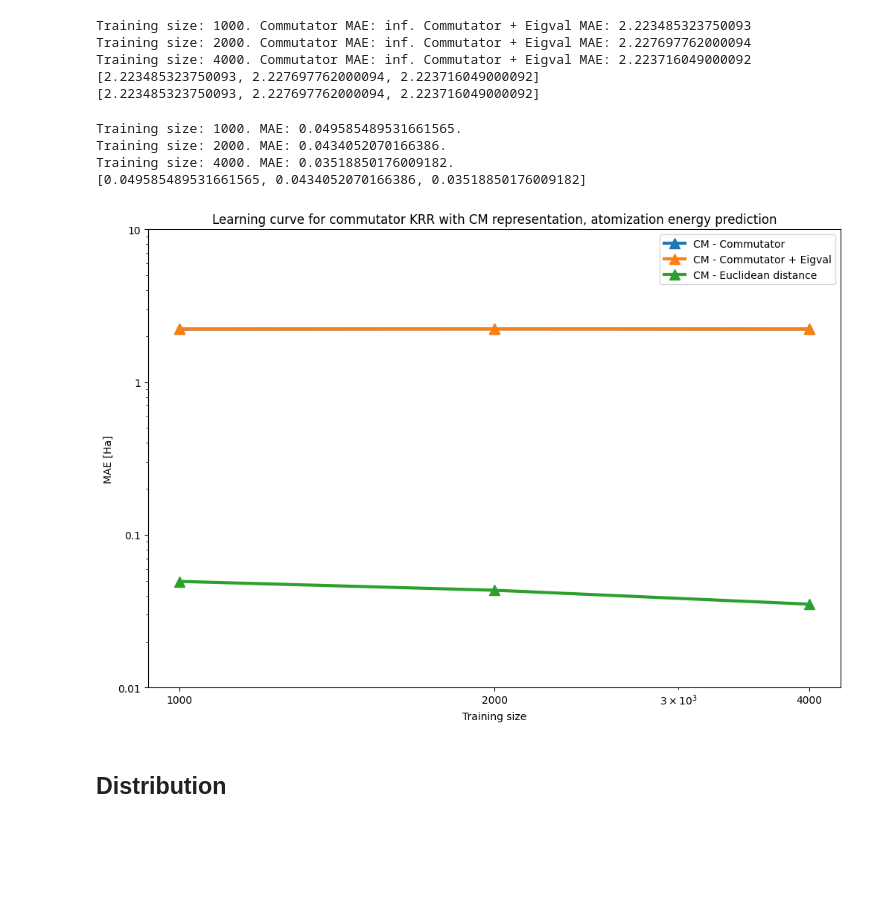
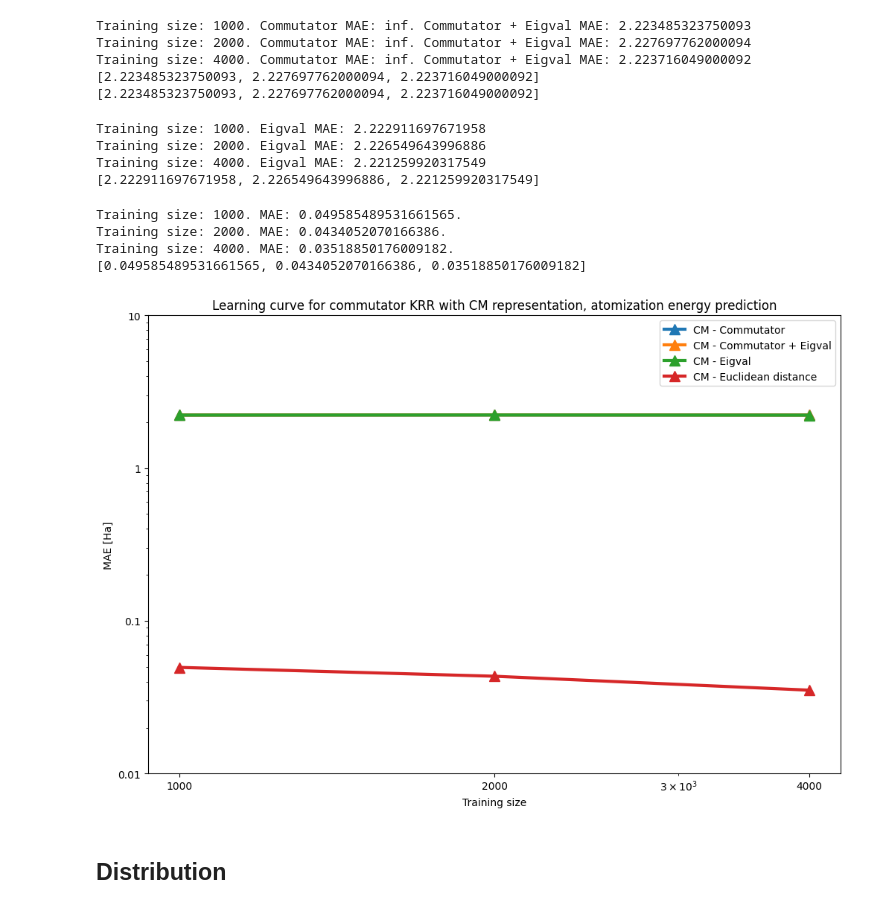
Before and after one commit to GabrielWu2004/Commutator_KRR, a Jupyter notebook: commutator_test.ipynb, the cells around one changed output. Saved outputs shown, nothing was run; the diff lists cells and outputs as text; code cells hidden in the pictures; blank space fills up the shorter version.

Commit message:
new learning curve

```diff
--- a/commutator_test.ipynb
+++ b/commutator_test.ipynb
@@ -227,6 +226,28 @@ Training size: 2000. Commutator MAE: inf. Commutator + Eigval MAE: 2.22769776200
 Training size: 4000. Commutator MAE: inf. Commutator + Eigval MAE: 2.223716049000092
 [2.223485323750093, 2.227697762000094, 2.223716049000092]
 [2.223485323750093, 2.227697762000094, 2.223716049000092]
+# %%
+X = cm
+y = energies.reshape(-1, 1)
+
+error3 = [] # eigenvalue norm only
+training_size = [i*1000 for i in [1, 2, 4]]
+
+best_params = {'lambda': 7.882813671669788e-12, 'length': 0.7310621690634572}
+
+for size in training_size:
+    X_train, X_test, y_train, y_test = train_test_split(X, y, test_size=1-size/5000, random_state=42)
+    pred = KRR_eig(X_train, y_train, X_test, best_params, kernel='rbf')
+    score = mean_absolute_error(pred.reshape(-1, 1), y_test)
+    error3.append(score)
+    print(f"Training size: {size}. Eigval MAE: {score}")
+
+print(error3)
+# %% [output]
+Training size: 1000. Eigval MAE: 2.222911697671958
+Training size: 2000. Eigval MAE: 2.226549643996886
+Training size: 4000. Eigval MAE: 2.221259920317549
+[2.222911697671958, 2.226549643996886, 2.221259920317549]
 # %%
 X = cm_flatten
 y = energies.reshape(-1, 1)
@@ -251,33 +272,40 @@ Training size: 1000. MAE: 0.049585489531661565.
 Training size: 2000. MAE: 0.0434052070166386.
 Training size: 4000. MAE: 0.03518850176009182.
 [0.049585489531661565, 0.0434052070166386, 0.03518850176009182]
+# %%
+error1 = [2.223485323750093, 2.227697762000094, 2.223716049000092]
+error2 = [2.223485323750093, 2.227697762000094, 2.223716049000092]
+error3 = [2.222911697671958, 2.226549643996886, 2.221259920317549]
+normal_KRR_error = [0.049585489531661565, 0.0434052070166386, 0.03518850176009182]
 # %%
 x = training_size
 y1 = error1 # [2.223485323750093, 2.227697762000094, 2.223716049000092]
 y2 = error2 # [2.223485323750093, 2.227697762000094, 2.223716049000092]
-y3 = normal_KRR_error # [0.049585489531661565, 0.0434052070166386, 0.03518850176009182]
+y3 = error3
+y4 = normal_KRR_error # [0.049585489531661565, 0.0434052070166386, 0.03518850176009182]
 
 plt.figure(figsize=(12, 8))
 plt.plot(x, y1, label='CM - Commutator', marker='^', linestyle='-', linewidth=3, markersize=10)
 plt.plot(x, y2, label='CM - Commutator + Eigval', marker='^', linestyle='-', linewidth=3, markersize=10)
-plt.plot(x, y3, label='CM - Euclidean distance', marker='^', linestyle='-', linewidth=3, markersize=10)
+plt.plot(x, y3, label='CM - Eigval', marker='^', linestyle='-', linewidth=3, markersize=10)
+plt.plot(x, y4, label='CM - Euclidean distance', marker='^', linestyle='-', linewidth=3, markersize=10)
 
 plt.title("Learning curve for commutator KRR with CM representation, atomization energy prediction")
 plt.xlabel('Training size')
 plt.ylabel('MAE [Ha]')
 plt.legend()
 
 plt.xscale('log', base=10)
 plt.yscale('log', base=10)
 xticks = training_size
 yticks = [10, 1, 0.1, 0.01]
 plt.xticks(xticks, labels=xticks)
 plt.yticks(yticks, labels=yticks)
 
 plt.savefig("Learning_curve.png")
 plt.show()
 # %% [output]
-[figure, old version]
+[figure, new version]
 # %% [markdown]
 ## Distribution ##
 # %%
```
Also changed, not shown: parts of 2 cells of this notebook, 2 other files.
